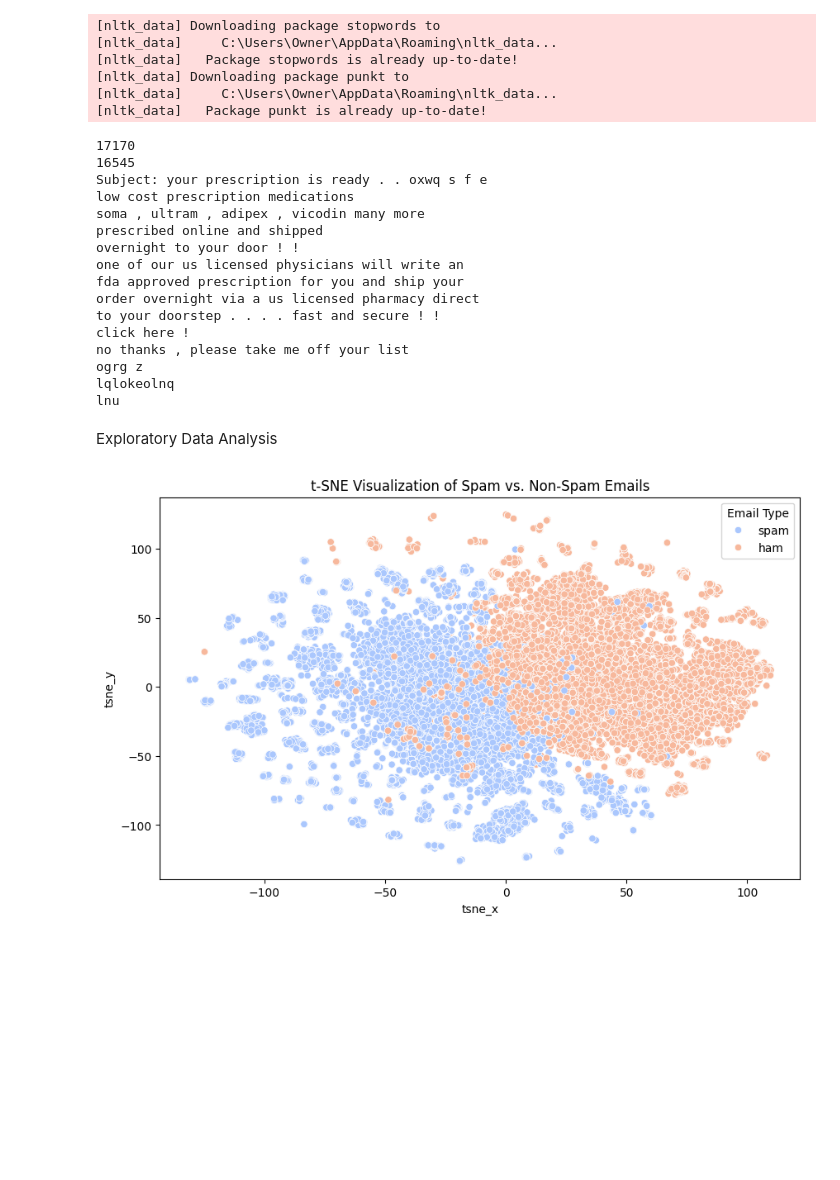
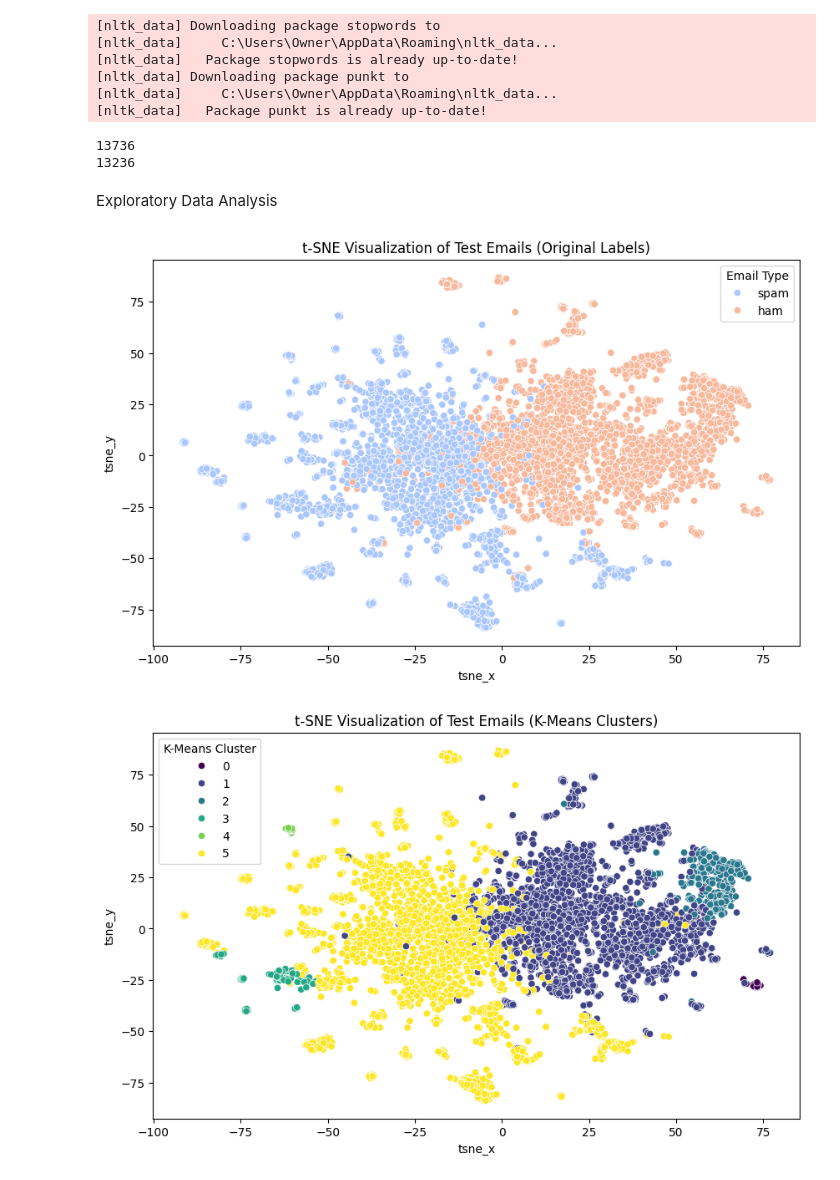
Before and after one commit to Yashb0299/NLP_CS6120_Final_Group_Project, a Jupyter notebook: unsupervised_spam.ipynb, the cells around one changed output. Saved outputs shown, nothing was run; the diff lists cells and outputs as text; code cells hidden in the pictures; blank space fills up the shorter version.

```diff
--- a/unsupervised_spam.ipynb
+++ b/unsupervised_spam.ipynb
@@ -73,23 +79,8 @@ df = pd.DataFrame({'email': preprocessed_emails, 'label': labels})
 # %%
 
-print(sum(label == 'spam'for label in labels))
-print(sum(label == 'ham'for label in labels))
-print(emails[1])
+print(sum(label == 'spam'for label in train_labels))
+print(sum(label == 'ham'for label in train_labels))
 # %% [output]
-17170
-16545
-Subject: your prescription is ready . . oxwq s f e
-low cost prescription medications
-soma , ultram , adipex , vicodin many more
-prescribed online and shipped
-overnight to your door ! !
-one of our us licensed physicians will write an
-fda approved prescription for you and ship your
-order overnight via a us licensed pharmacy direct
-to your doorstep . . . . fast and secure ! !
-click here !
-no thanks , please take me off your list
-ogrg z
-lqlokeolnq
-lnu
+13736
+13236
 # %%
@@ -121,10 +124,19 @@ df['tsne_y'] = tsne_results[:, 1]
 # %%
-# Visualization using t-SNE
+# Plot Original Labels
 plt.figure(figsize=(10, 6))
-sns.scatterplot(x='tsne_x', y='tsne_y', hue=df['label'], palette='coolwarm', data=df)
-plt.title('t-SNE Visualization of Spam vs. Non-Spam Emails')
+sns.scatterplot(x='tsne_x', y='tsne_y', hue='label', palette='coolwarm', data=df_test_vis)
+plt.title('t-SNE Visualization of Test Emails (Original Labels)')
 plt.legend(title="Email Type")
 plt.show()
 # %% [output]
-[figure, old version]
+[figure, new version]
+# %%
+# Plot K-Means Clusters
+plt.figure(figsize=(10, 6))
+sns.scatterplot(x='tsne_x', y='tsne_y', hue='kmeans_cluster', palette='viridis', data=df_test_vis)
+plt.title('t-SNE Visualization of Test Emails (K-Means Clusters)')
+plt.legend(title="K-Means Cluster")
+plt.show()
+# %% [output]
+[figure, added]
 # %%
```
Also changed, not shown: parts of 15 cells of this notebook.
